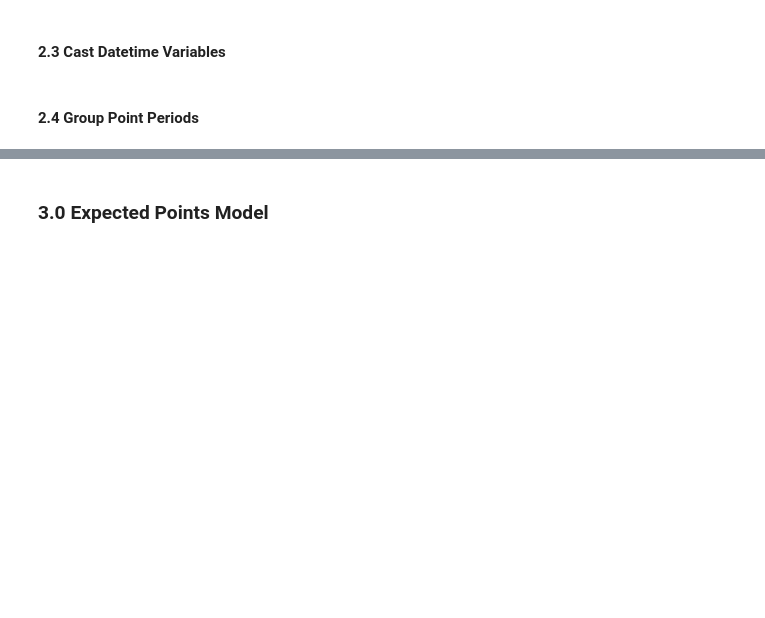
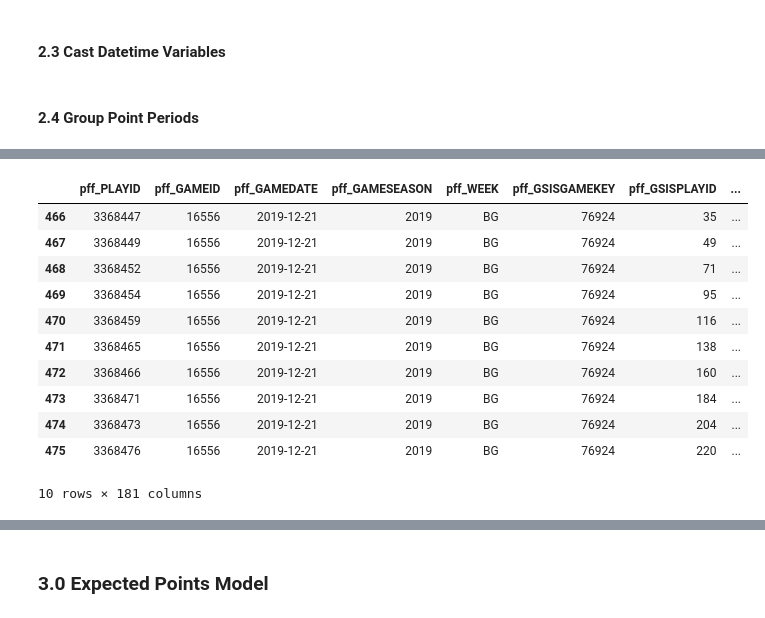
Before and after one commit to iainmuir6/Advanced-Sports-Analytics, a Jupyter notebook: Empirical_ExpectedPointsModel.ipynb, the cells around one changed output, grey strips where cells are left out. Saved outputs shown, nothing was run; the diff lists cells and outputs as text; code cells hidden in the pictures; blank space fills up the shorter version.

```diff
--- a/Empirical_ExpectedPointsModel.ipynb
+++ b/Empirical_ExpectedPointsModel.ipynb
@@ -109,15 +111,19 @@ def group_point_periods(row):
     """
 
     """
-    global drive, last_id
+    global drive, last_id, increment
 
-    id_, type_ = row['pff_GAMEID'], row['pff_SPECIALTEAMSTYPE']
+    id_, order, type_ = row['pff_GAMEID'], row['pff_SORTORDER'], row['pff_SPECIALTEAMSTYPE']
 
-    if id_ != last_id or last_id is None:
-        drive = 0
+    if increment:
+        drive += 1
+        increment = False
+
+    if id_ != last_id:
+        drive = 1
     last_id = id_
 
-    drive += 1 if type_ == 'KICKOFF' else 0
+    increment = True if type_ == 'KICKOFF' and order != 1 else False
 
     return drive
 # %%
@@ -133,0 +153,15 @@ d['pointPeriod'] = games.apply(
+# %%
+d.loc[(d['pff_GAMEID'] == 16556) & (d['pointPeriod'] == 1)]
+# %% [output]
+|  | pff_PLAYID | pff_GAMEID | pff_GAMEDATE | pff_GAMESEASON | pff_WEEK | pff_GSISGAMEKEY | pff_GSISPLAYID | ... |
+| 466 | 3368447 | 16556 | 2019-12-21 | 2019 | BG | 76924 | 35 | ... |
+| 467 | 3368449 | 16556 | 2019-12-21 | 2019 | BG | 76924 | 49 | ... |
+| 468 | 3368452 | 16556 | 2019-12-21 | 2019 | BG | 76924 | 71 | ... |
+| 469 | 3368454 | 16556 | 2019-12-21 | 2019 | BG | 76924 | 95 | ... |
+| 470 | 3368459 | 16556 | 2019-12-21 | 2019 | BG | 76924 | 116 | ... |
+| 471 | 3368465 | 16556 | 2019-12-21 | 2019 | BG | 76924 | 138 | ... |
+| 472 | 3368466 | 16556 | 2019-12-21 | 2019 | BG | 76924 | 160 | ... |
+| 473 | 3368471 | 16556 | 2019-12-21 | 2019 | BG | 76924 | 184 | ... |
+| 474 | 3368473 | 16556 | 2019-12-21 | 2019 | BG | 76924 | 204 | ... |
+| 475 | 3368476 | 16556 | 2019-12-21 | 2019 | BG | 76924 | 220 | ... |
+10 rows × 181 columns
```
Also changed, not shown: parts of 16 cells of this notebook.
